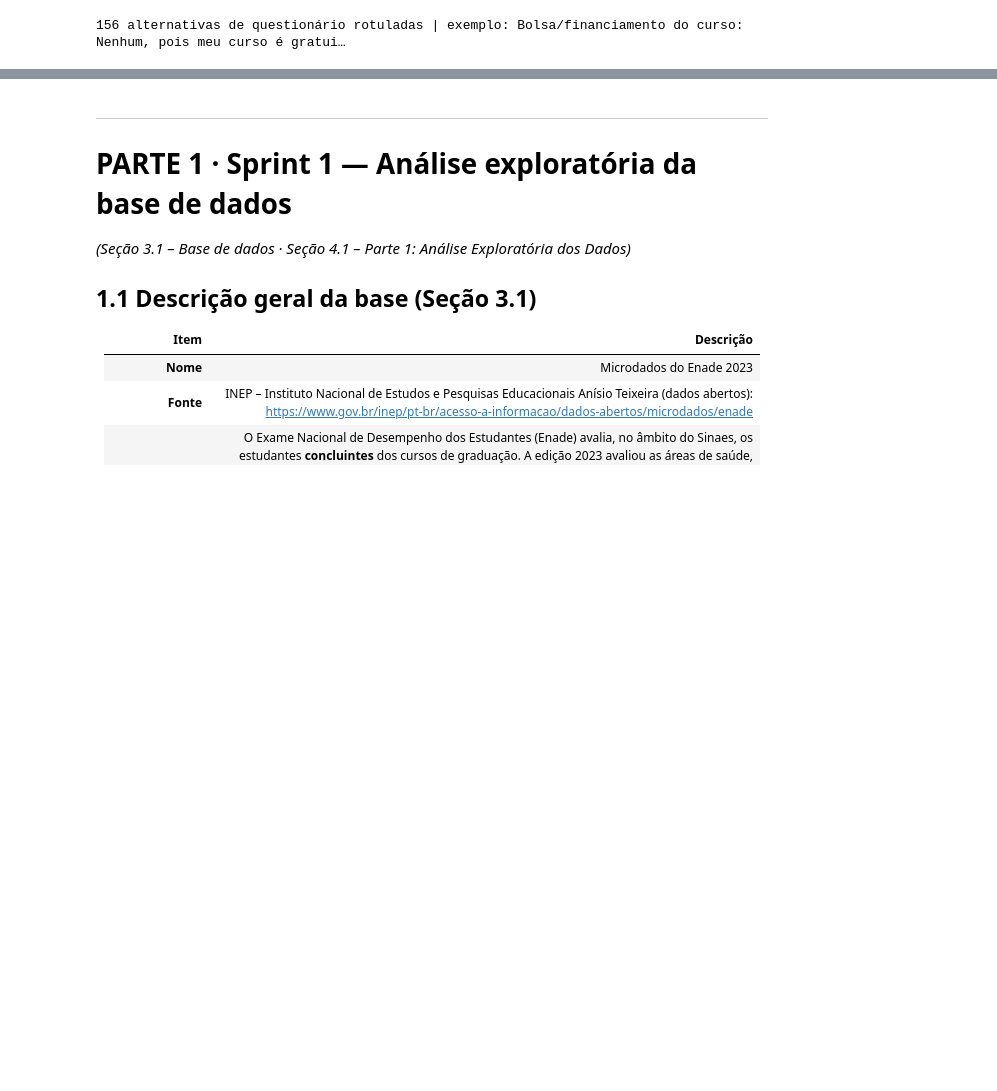
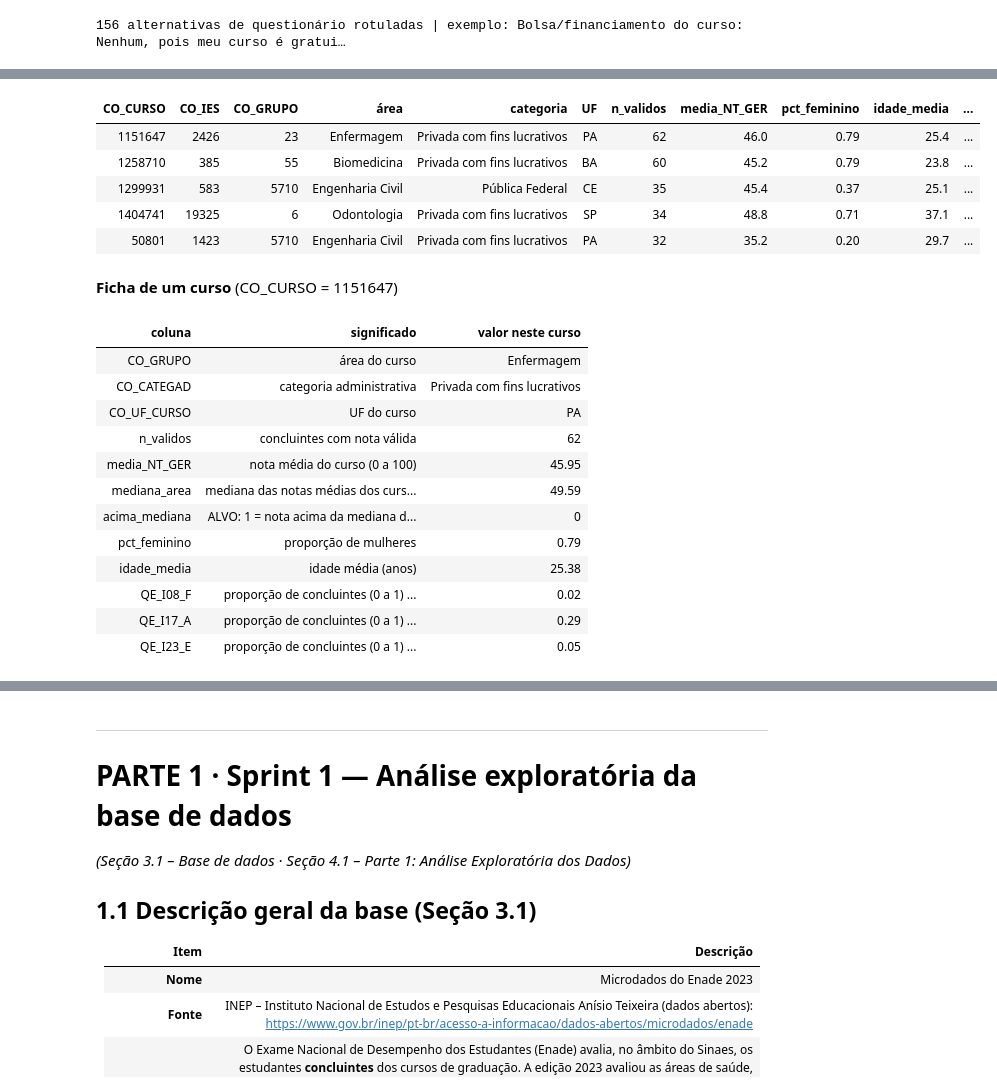
Before and after one commit to NicolasSimoes/cienciasdedados, a Jupyter notebook: cienciadados/ENADE2023/ENADE2023_Sprints_1_2_3.ipynb, the cells around one changed output, grey strips where cells are left out. Cells and saved outputs as stored; diff of their text form; code cells hidden in the pictures; blank space fills up the shorter version.

```diff
--- a/cienciadados/ENADE2023/ENADE2023_Sprints_1_2_3.ipynb
+++ b/cienciadados/ENADE2023/ENADE2023_Sprints_1_2_3.ipynb
@@ -251,0 +308,43 @@ print(len(ALT), "alternativas de questionário rotuladas | exemplo:", rotulo("QE
+# %%
+# Algumas linhas da tabela: cada linha é um CURSO (valores de perfil = proporções de 0 a 1 dos concluintes do curso)
+amostra = tabela.sample(5, random_state=RANDOM_STATE).sort_values("CO_CURSO")
+amostra = amostra[["CO_CURSO", "CO_IES", "CO_GRUPO", "CO_CATEGAD", "CO_UF_CURSO", "n_validos", "media_NT_GER", "pct_feminino", "idade_media", "QE_I08_F", "mediana_area", "acima_mediana"]].copy()
+amostra.insert(3, "área", amostra["CO_GRUPO"].map(AREAS)); amostra["CO_CATEGAD"] = amostra["CO_CATEGAD"].map(CATEGAD); amostra["CO_UF_CURSO"] = amostra["CO_UF_CURSO"].map(UF)
+amostra = amostra.rename(columns={"CO_CATEGAD": "categoria", "CO_UF_CURSO": "UF", "QE_I08_F": "QE_I08_F (renda 10–30 SM)"})
+display(amostra.style.format({"n_validos": "{:.0f}", "media_NT_GER": "{:.1f}", "mediana_area": "{:.1f}", "pct_feminino": "{:.2f}", "idade_media": "{:.1f}", "QE_I08_F (renda 10–30 SM)": "{:.2f}"}).hide(axis="index"))
+
+# A "ficha" de um curso: o que significa cada coluna e o seu valor
+c0 = tabela.loc[amostra.index[0]]
+SIGNIF = {"CO_GRUPO": "área do curso", "CO_CATEGAD": "categoria administrativa", "CO_UF_CURSO": "UF do curso", "n_validos": "concluintes com nota válida",
+          "media_NT_GER": "nota média do curso (0 a 100)", "mediana_area": "mediana das notas médias dos cursos da área", "acima_mediana": "ALVO: 1 = nota acima da mediana da área",
+          "pct_feminino": "proporção de mulheres", "idade_media": "idade média (anos)"}
+VALOR = {"CO_GRUPO": AREAS.get(c0["CO_GRUPO"]), "CO_CATEGAD": CATEGAD.get(c0["CO_CATEGAD"]), "CO_UF_CURSO": UF.get(c0["CO_UF_CURSO"])}
+ficha = []
+for col in ["CO_GRUPO", "CO_CATEGAD", "CO_UF_CURSO", "n_validos", "media_NT_GER", "mediana_area", "acima_mediana", "pct_feminino", "idade_media", "QE_I08_F", "QE_I17_A", "QE_I23_E"]:
+    sig = SIGNIF.get(col) or "proporção de concluintes (0 a 1) — " + rotulo(col, 120)
+    valor = VALOR.get(col) or c0[col]
+    if not isinstance(valor, str): valor = f"{int(valor)}" if float(valor).is_integer() else f"{valor:.2f}"       # inteiros sem casas decimais
+    ficha.append({"coluna": col, "significado": sig, "valor neste curso": valor})
+display(Markdown(f"**Ficha de um curso** (CO_CURSO = {c0['CO_CURSO']})"))
+display(pd.DataFrame(ficha).style.hide(axis="index"))
+# %% [output]
+| CO_CURSO | CO_IES | CO_GRUPO | área | categoria | UF | n_validos | media_NT_GER | pct_feminino | idade_media | ... |
+| 1151647 | 2426 | 23 | Enfermagem | Privada com fins lucrativos | PA | 62 | 46.0 | 0.79 | 25.4 | ... |
+| 1258710 | 385 | 55 | Biomedicina | Privada com fins lucrativos | BA | 60 | 45.2 | 0.79 | 23.8 | ... |
+| 1299931 | 583 | 5710 | Engenharia Civil | Pública Federal | CE | 35 | 45.4 | 0.37 | 25.1 | ... |
+| 1404741 | 19325 | 6 | Odontologia | Privada com fins lucrativos | SP | 34 | 48.8 | 0.71 | 37.1 | ... |
+| 50801 | 1423 | 5710 | Engenharia Civil | Privada com fins lucrativos | PA | 32 | 35.2 | 0.20 | 29.7 | ... |
+**Ficha de um curso** (CO_CURSO = 1151647)
+| coluna | significado | valor neste curso |
+| CO_GRUPO | área do curso | Enfermagem |
+| CO_CATEGAD | categoria administrativa | Privada com fins lucrativos |
+| CO_UF_CURSO | UF do curso | PA |
+| n_validos | concluintes com nota válida | 62 |
+| media_NT_GER | nota média do curso (0 a 100) | 45.95 |
+| mediana_area | mediana das notas médias dos curs... | 49.59 |
+| acima_mediana | ALVO: 1 = nota acima da mediana d... | 0 |
+| pct_feminino | proporção de mulheres | 0.79 |
+| idade_media | idade média (anos) | 25.38 |
+| QE_I08_F | proporção de concluintes (0 a 1) ... | 0.02 |
+| QE_I17_A | proporção de concluintes (0 a 1) ... | 0.29 |
+| QE_I23_E | proporção de concluintes (0 a 1) ... | 0.05 |
```
Also changed, not shown: parts of 69 cells of this notebook, 8 other files.
